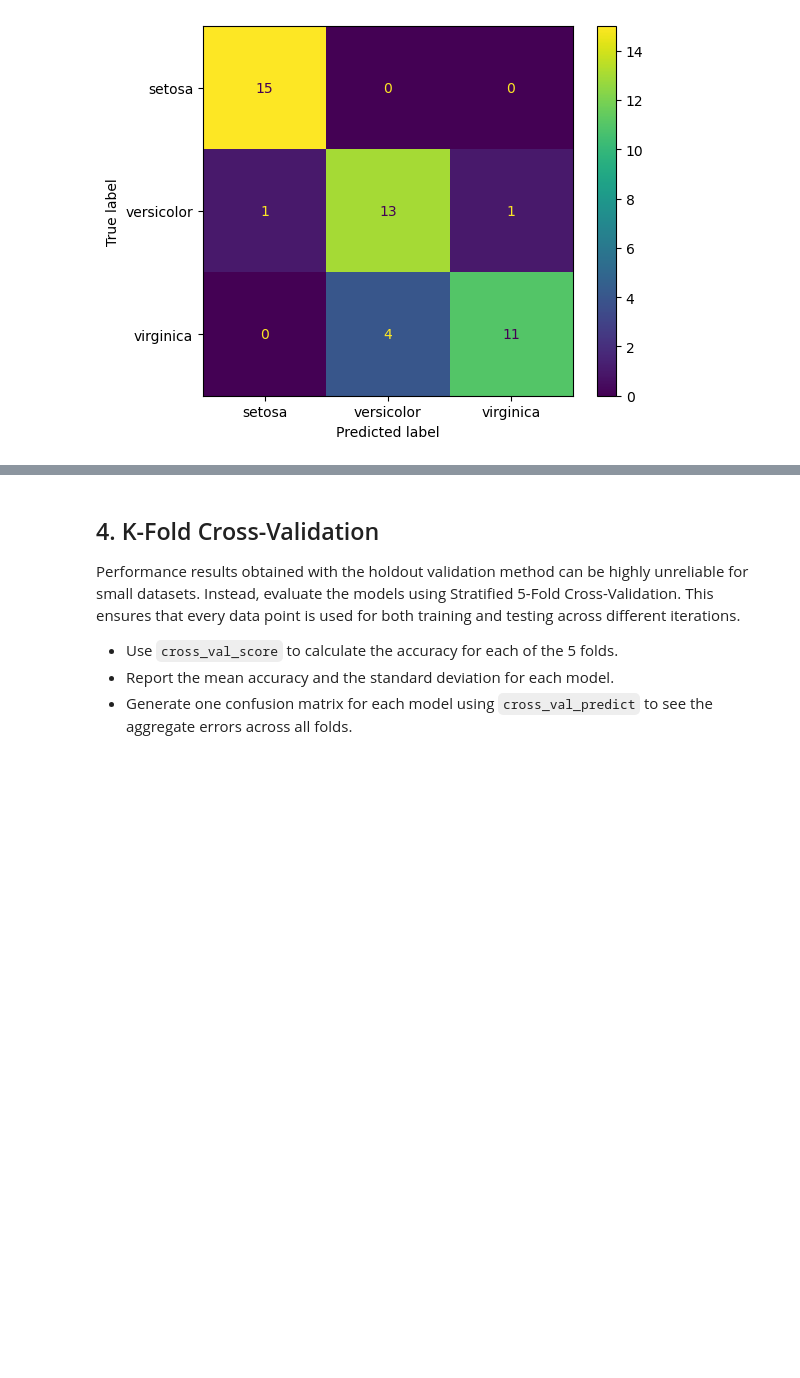
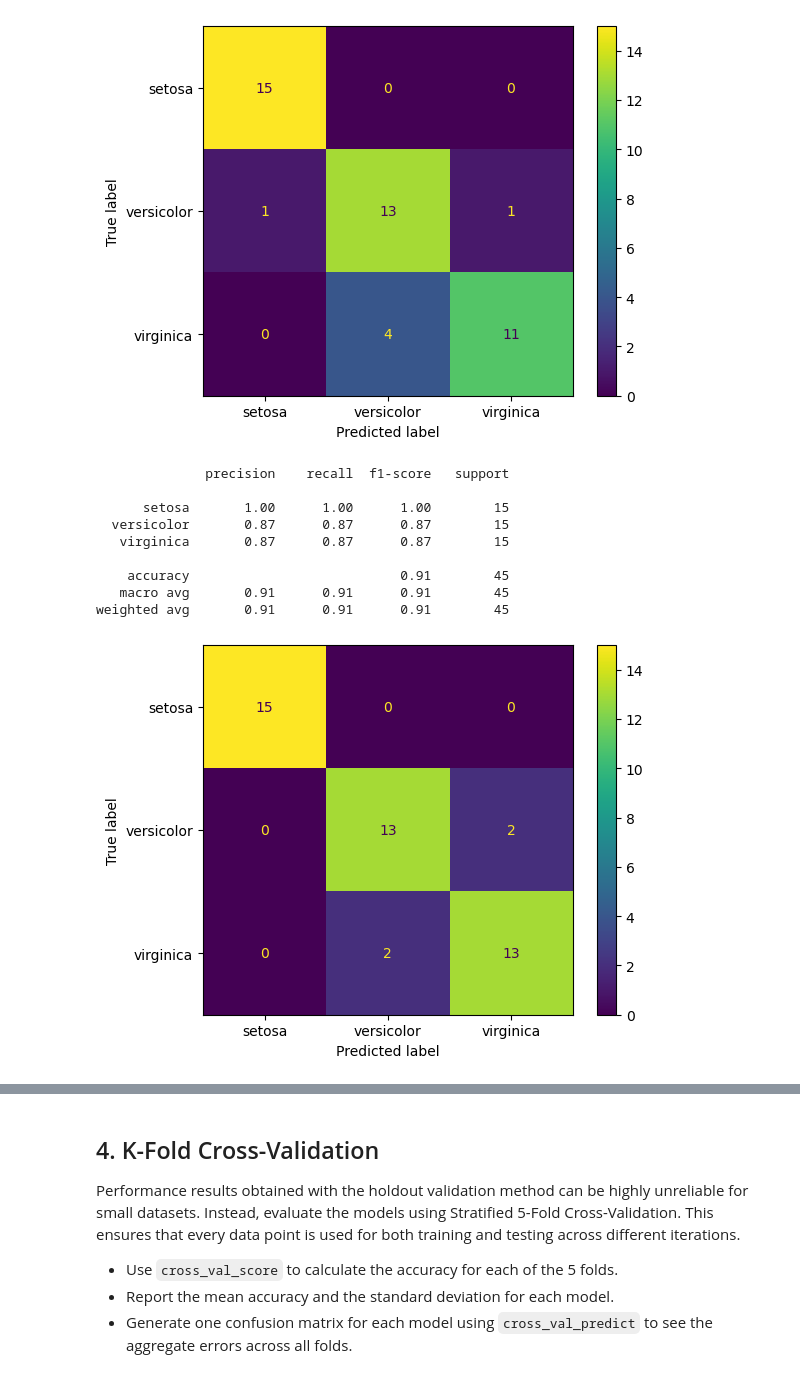
Before and after one commit to willqs/CSC375, a Jupyter notebook: homework-1.ipynb, the cells around one changed output, grey strips where cells are left out. Drawn from its saved outputs; the diff is of its cells as text; code cells hidden in the pictures; blank space fills up the shorter version.

```diff
--- a/homework-1.ipynb
+++ b/homework-1.ipynb
@@ -158,3 +158,23 @@ classification_metrics(y_test, y_pred, iris.target_names)
    macro avg       0.87      0.87      0.87        45
 weighted avg       0.87      0.87      0.87        45
 [figure]
+# %%
+from sklearn.tree import DecisionTreeClassifier
+
+dt = DecisionTreeClassifier()
+dt.fit(X_train, y_train)
+
+y_pred = dt.predict(X_test)
+evaluate_classifier(y_test, y_pred, iris.target_names)
+classification_metrics(y_test, y_pred, iris.target_names)
+# %% [output]
+              precision    recall  f1-score   support
+
+      setosa       1.00      1.00      1.00        15
+  versicolor       0.87      0.87      0.87        15
+   virginica       0.87      0.87      0.87        15
+
+    accuracy                           0.91        45
+   macro avg       0.91      0.91      0.91        45
+weighted avg       0.91      0.91      0.91        45
+[figure, added]
```
Also changed, not shown: parts of 5 cells of this notebook.
